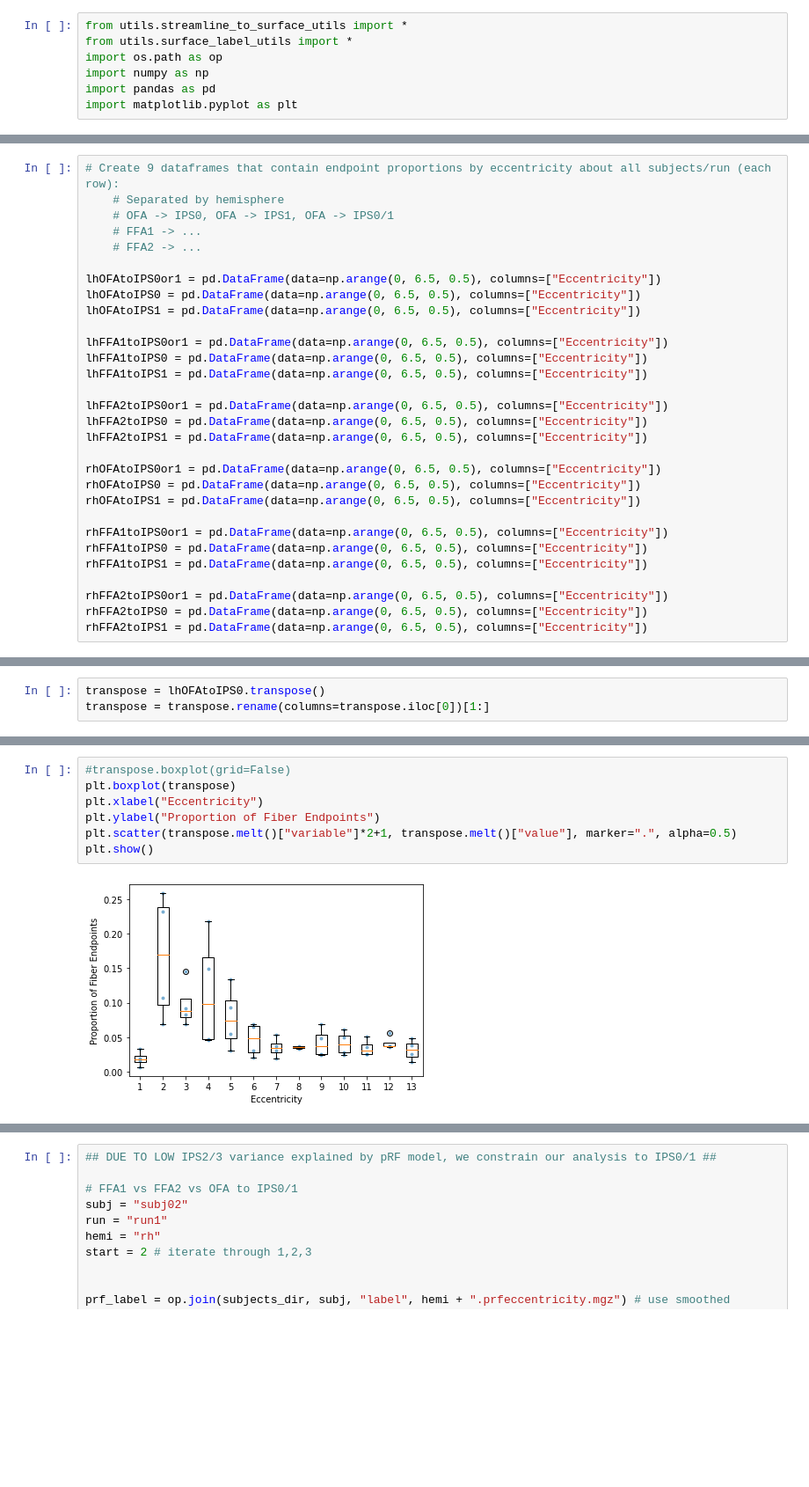
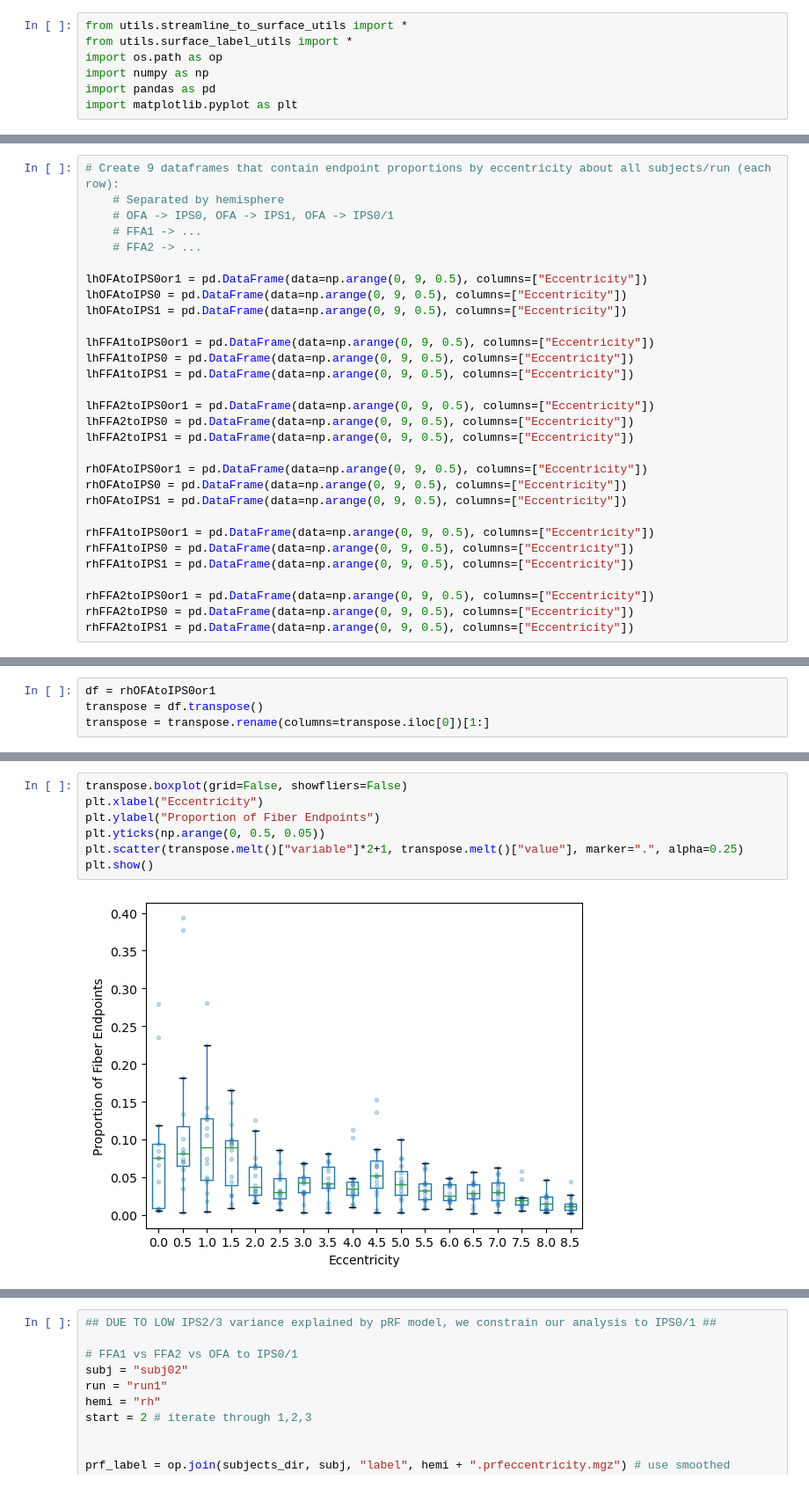
Before and after one commit to fyzeen/IPS-VTC-fWMT, a Jupyter notebook: code/07_EccentricityAnalyses.ipynb, the cells around one changed output, grey strips where cells are left out. Shown at 88% size. Cells and saved outputs as stored; diff of their text form; blank space fills up the shorter version.

Commit message:
completed some eccentricity and fiber proportion analyses, need to do EVC analyses now

```diff
--- a/code/07_EccentricityAnalyses.ipynb
+++ b/code/07_EccentricityAnalyses.ipynb
@@ -20,29 +19,29 @@ floc_faces_labels = {1: "OFA", 2: "FFA1", 3: "FFA2"}
     # FFA1 -> ...
     # FFA2 -> ...
 
-lhOFAtoIPS0or1 = pd.DataFrame(data=np.arange(0, 6.5, 0.5), columns=["Eccentricity"])
-lhOFAtoIPS0 = pd.DataFrame(data=np.arange(0, 6.5, 0.5), columns=["Eccentricity"])
-lhOFAtoIPS1 = pd.DataFrame(data=np.arange(0, 6.5, 0.5), columns=["Eccentricity"])
+lhOFAtoIPS0or1 = pd.DataFrame(data=np.arange(0, 9, 0.5), columns=["Eccentricity"])
+lhOFAtoIPS0 = pd.DataFrame(data=np.arange(0, 9, 0.5), columns=["Eccentricity"])
+lhOFAtoIPS1 = pd.DataFrame(data=np.arange(0, 9, 0.5), columns=["Eccentricity"])
 
-lhFFA1toIPS0or1 = pd.DataFrame(data=np.arange(0, 6.5, 0.5), columns=["Eccentricity"])
-lhFFA1toIPS0 = pd.DataFrame(data=np.arange(0, 6.5, 0.5), columns=["Eccentricity"])
-lhFFA1toIPS1 = pd.DataFrame(data=np.arange(0, 6.5, 0.5), columns=["Eccentricity"])
+lhFFA1toIPS0or1 = pd.DataFrame(data=np.arange(0, 9, 0.5), columns=["Eccentricity"])
+lhFFA1toIPS0 = pd.DataFrame(data=np.arange(0, 9, 0.5), columns=["Eccentricity"])
+lhFFA1toIPS1 = pd.DataFrame(data=np.arange(0, 9, 0.5), columns=["Eccentricity"])
 
-lhFFA2toIPS0or1 = pd.DataFrame(data=np.arange(0, 6.5, 0.5), columns=["Eccentricity"])
-lhFFA2toIPS0 = pd.DataFrame(data=np.arange(0, 6.5, 0.5), columns=["Eccentricity"])
-lhFFA2toIPS1 = pd.DataFrame(data=np.arange(0, 6.5, 0.5), columns=["Eccentricity"])
+lhFFA2toIPS0or1 = pd.DataFrame(data=np.arange(0, 9, 0.5), columns=["Eccentricity"])
+lhFFA2toIPS0 = pd.DataFrame(data=np.arange(0, 9, 0.5), columns=["Eccentricity"])
+lhFFA2toIPS1 = pd.DataFrame(data=np.arange(0, 9, 0.5), columns=["Eccentricity"])
 
-rhOFAtoIPS0or1 = pd.DataFrame(data=np.arange(0, 6.5, 0.5), columns=["Eccentricity"])
-rhOFAtoIPS0 = pd.DataFrame(data=np.arange(0, 6.5, 0.5), columns=["Eccentricity"])
-rhOFAtoIPS1 = pd.DataFrame(data=np.arange(0, 6.5, 0.5), columns=["Eccentricity"])
+rhOFAtoIPS0or1 = pd.DataFrame(data=np.arange(0, 9, 0.5), columns=["Eccentricity"])
+rhOFAtoIPS0 = pd.DataFrame(data=np.arange(0, 9, 0.5), columns=["Eccentricity"])
+rhOFAtoIPS1 = pd.DataFrame(data=np.arange(0, 9, 0.5), columns=["Eccentricity"])
 
-rhFFA1toIPS0or1 = pd.DataFrame(data=np.arange(0, 6.5, 0.5), columns=["Eccentricity"])
-rhFFA1toIPS0 = pd.DataFrame(data=np.arange(0, 6.5, 0.5), columns=["Eccentricity"])
-rhFFA1toIPS1 = pd.DataFrame(data=np.arange(0, 6.5, 0.5), columns=["Eccentricity"])
+rhFFA1toIPS0or1 = pd.DataFrame(data=np.arange(0, 9, 0.5), columns=["Eccentricity"])
+rhFFA1toIPS0 = pd.DataFrame(data=np.arange(0, 9, 0.5), columns=["Eccentricity"])
+rhFFA1toIPS1 = pd.DataFrame(data=np.arange(0, 9, 0.5), columns=["Eccentricity"])
 
-rhFFA2toIPS0or1 = pd.DataFrame(data=np.arange(0, 6.5, 0.5), columns=["Eccentricity"])
-rhFFA2toIPS0 = pd.DataFrame(data=np.arange(0, 6.5, 0.5), columns=["Eccentricity"])
-rhFFA2toIPS1 = pd.DataFrame(data=np.arange(0, 6.5, 0.5), columns=["Eccentricity"])
+rhFFA2toIPS0or1 = pd.DataFrame(data=np.arange(0, 9, 0.5), columns=["Eccentricity"])
+rhFFA2toIPS0 = pd.DataFrame(data=np.arange(0, 9, 0.5), columns=["Eccentricity"])
+rhFFA2toIPS1 = pd.DataFrame(data=np.arange(0, 9, 0.5), columns=["Eccentricity"])
 # %%
 ### Need to develop method to store proportion by eccentricity
 # Subj/run/hemi -> 0-1 1-2 2-3 3-4 4-5 5-6+ or by 0.5s?
@@ -105,3 +104,4 @@ Writing to: /Applications/freesurfer/7.3.2/subjects/subj02/fyz/run2/rh/all/t>3/t
 # %%
-transpose = lhOFAtoIPS0.transpose()
+df = rhOFAtoIPS0or1
+transpose = df.transpose()
 transpose = transpose.rename(columns=transpose.iloc[0])[1:]
@@ -108,9 +126,9 @@ transpose = transpose.rename(columns=transpose.iloc[0])[1:]
 # %%
-#transpose.boxplot(grid=False)
-plt.boxplot(transpose)
+transpose.boxplot(grid=False, showfliers=False)
 plt.xlabel("Eccentricity")
 plt.ylabel("Proportion of Fiber Endpoints")
-plt.scatter(transpose.melt()["variable"]*2+1, transpose.melt()["value"], marker=".", alpha=0.5)
+plt.yticks(np.arange(0, 0.5, 0.05))
+plt.scatter(transpose.melt()["variable"]*2+1, transpose.melt()["value"], marker=".", alpha=0.25)
 plt.show()
 # %% [output]
-[figure, old version]
+[figure, new version]
```
Also changed, not shown: parts of 4 cells of this notebook, 2 other files.
